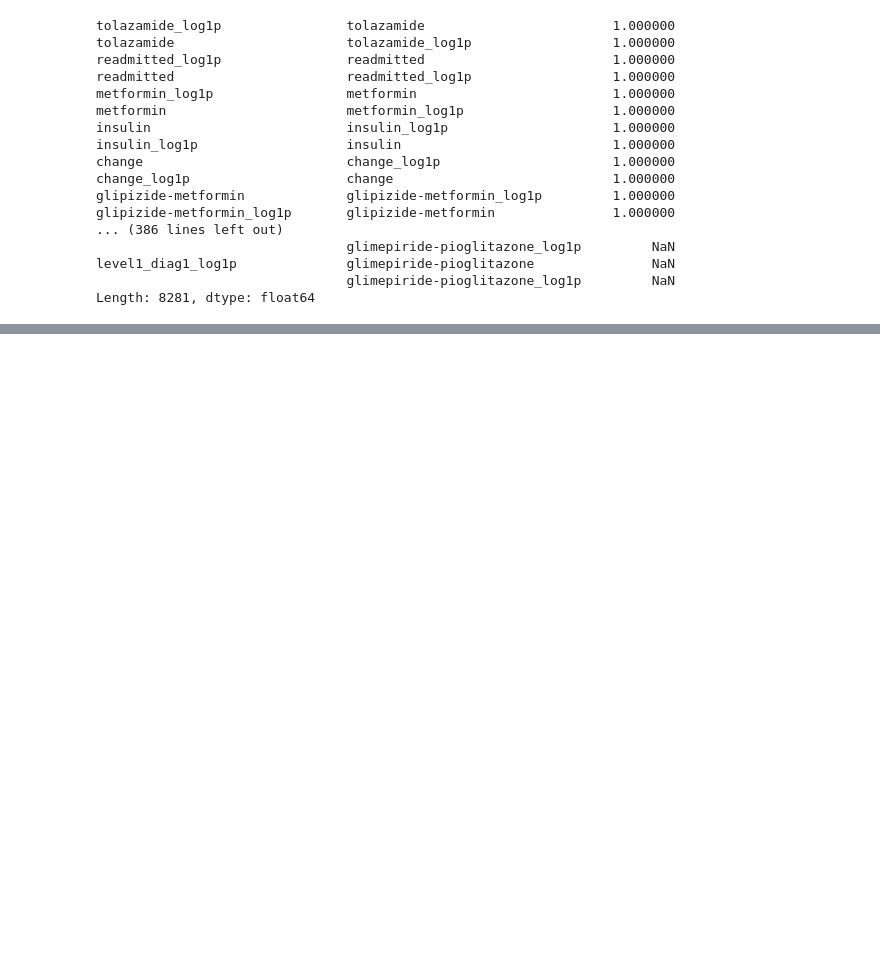
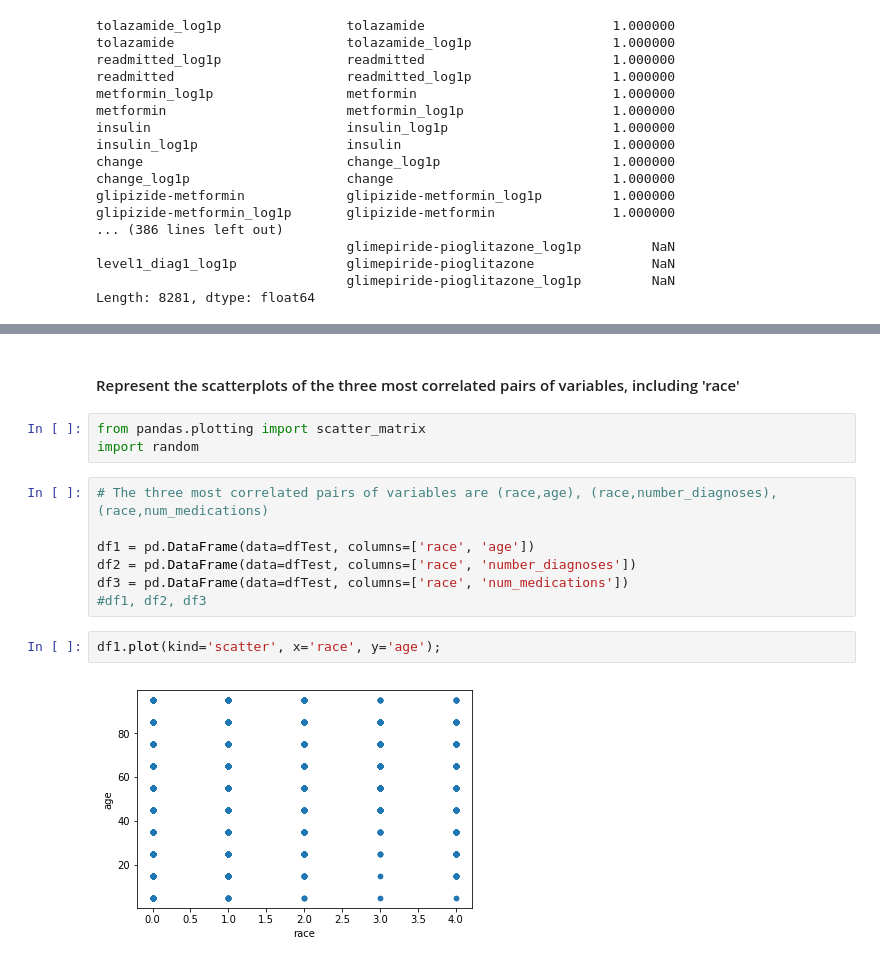
Before and after one commit to stoilyanchev/Prediction_of_hospital_readmission_in_diabetic_inpatients, a Jupyter notebook: Prediction_of_hospital_readmission_in_diabetic_inpatients.ipynb, the cells around one changed output, grey strips where cells are left out. Cells and saved outputs as stored; diff of their text form; blank space fills up the shorter version.

```diff
--- a/Prediction_of_hospital_readmission_in_diabetic_inpatients.ipynb
+++ b/Prediction_of_hospital_readmission_in_diabetic_inpatients.ipynb
@@ -607,0 +672,16 @@ Length: 8281, dtype: float64
+# %% [markdown]
+#### Represent the scatterplots of the three most correlated pairs of variables, including 'race'
+# %%
+from pandas.plotting import scatter_matrix
+import random
+# %%
+# The three most correlated pairs of variables are (race,age), (race,number_diagnoses), (race,num_medications)
+
+df1 = pd.DataFrame(data=dfTest, columns=['race', 'age'])
+df2 = pd.DataFrame(data=dfTest, columns=['race', 'number_diagnoses'])
+df3 = pd.DataFrame(data=dfTest, columns=['race', 'num_medications'])
+#df1, df2, df3
+# %%
+df1.plot(kind='scatter', x='race', y='age');
+# %% [output]
+[figure, added]
```
Also changed, not shown: parts of 20 cells of this notebook.
